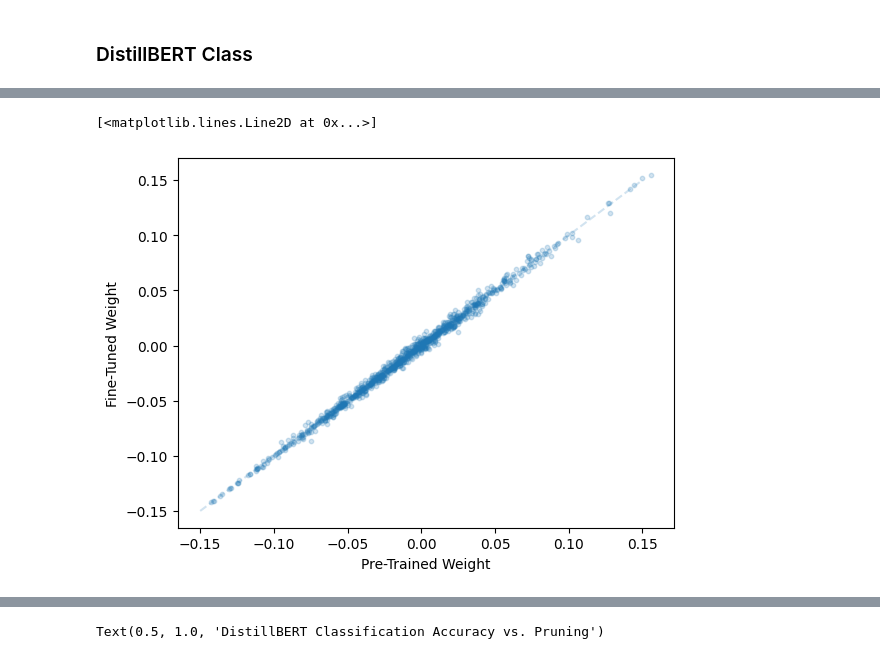
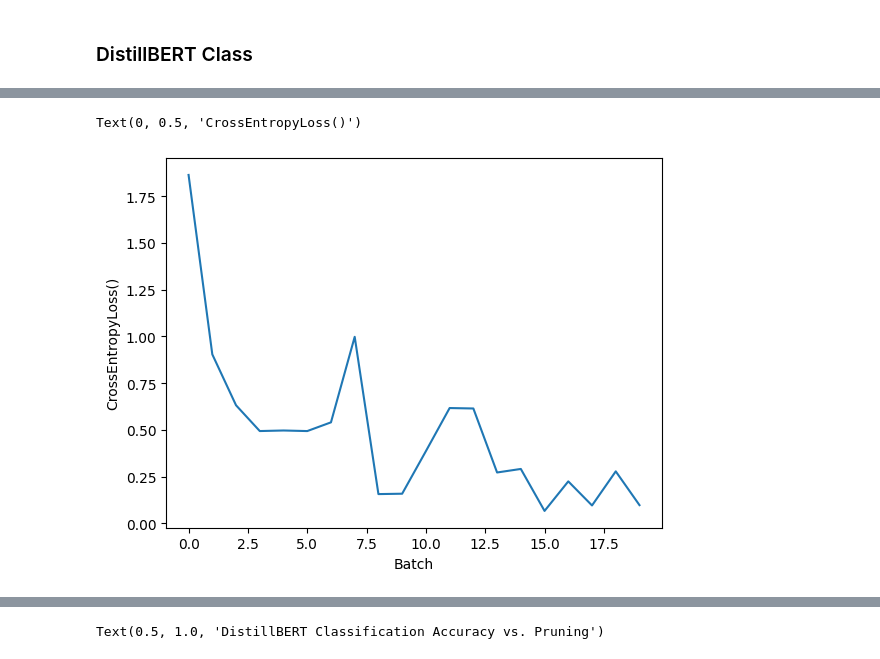
Before and after one commit to kso25/DistillBERT, a Jupyter notebook: DisitillBERT.ipynb, the cells around one changed output, grey strips where cells are left out. Drawn from its saved outputs; the diff is of its cells as text; code cells hidden in the pictures.

```diff
--- a/DisitillBERT.ipynb
+++ b/DisitillBERT.ipynb
@@ -217,16 +249,17 @@ plt.show()
 # %%
-
-
-train(model, train_dataloader, optimizer, criterion, 1)
-
-trained_weights_list = model.get_param_list()
+# train(model, train_dataloader, optimizer, criterion, 1)
+track_train(model, train_dataloader, optimizer, criterion, 1)
+# %%
+
+torch.save(model, 'adam_distilbert.pt')
+trained_weights_list = model.get_param_list()
+
+loss_history = model.loss_history
+plt.plot(loss_history)
+plt.xlabel("Batch")
+plt.ylabel(str(criterion))
+# %% [output]
+Text(0, 0.5, 'CrossEntropyLoss()')
+[figure, added]
 # %%
 random_idx = np.random.choice(list(range(len(trained_weights_list))), 1000)
-# %%
-plt.scatter(untrained_weights_list[random_idx], trained_weights_list[random_idx], s=10, alpha=0.2)
-plt.xlabel("Pre-Trained Weight")
-plt.ylabel("Fine-Tuned Weight")
-plt.plot([-0.15, 0.15], [-0.15, 0.15], alpha=0.2, linestyle="--")
-# %% [output]
-[<matplotlib.lines.Line2D at 0x...>]
-[figure, removed]
```
Also changed, not shown: parts of 55 cells of this notebook, 1 other file.
